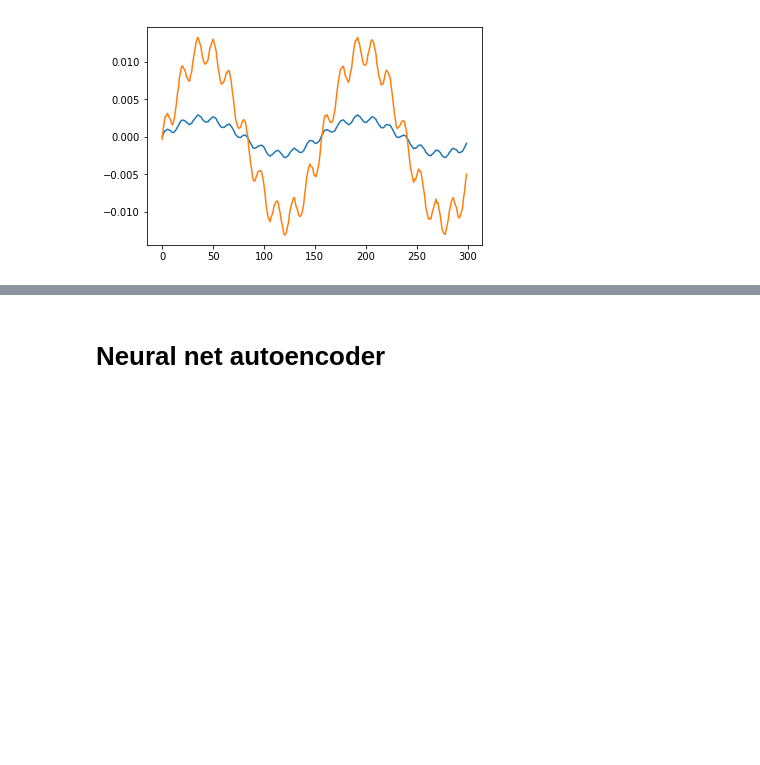
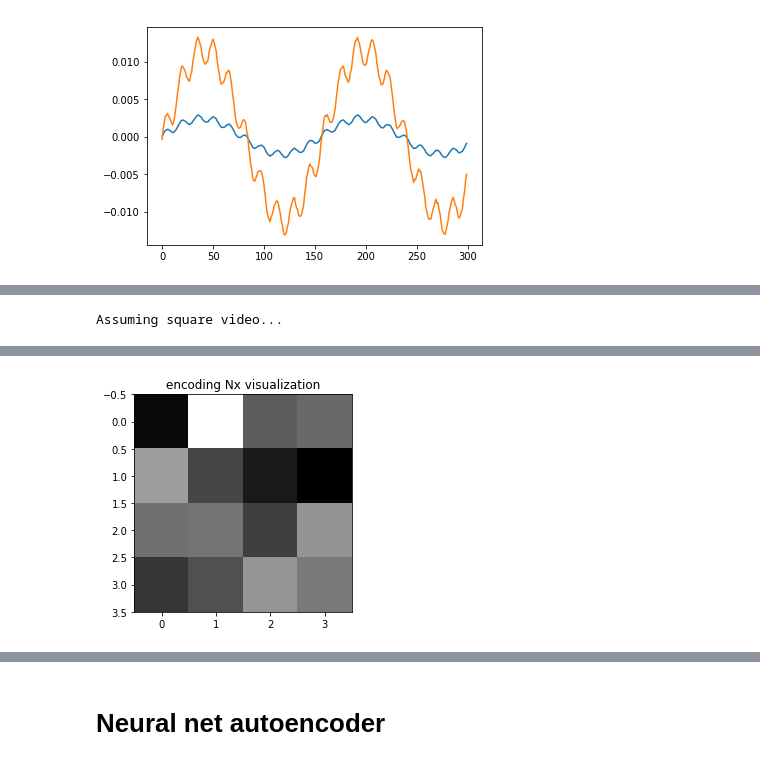
Before and after one commit to lagrassa/sfa_tutorial, a Jupyter notebook: rep/SFA.ipynb, the cells around one changed output, grey strips where cells are left out. Drawn from its saved outputs; the diff is of its cells as text; code cells hidden in the pictures; blank space fills up the shorter version.

```diff
--- a/rep/SFA.ipynb
+++ b/rep/SFA.ipynb
@@ -185,0 +195,8 @@ Encoded shape (58, 16)
+# %%
+N = 3
+encoded_new = encoded_second[:]
+for i in range(N):
+    encoded_new = flows(encoded_new)
+play_video(encoded_new.T, deflatten=True, title = "encoding Nx visualization")
+# %% [output]
+Assuming square video...
@@ -186,2 +204,3 @@ Encoded shape (58, 16)
+[figure, added]
 # %%
 
```
Also changed, not shown: parts of 5 cells of this notebook.
